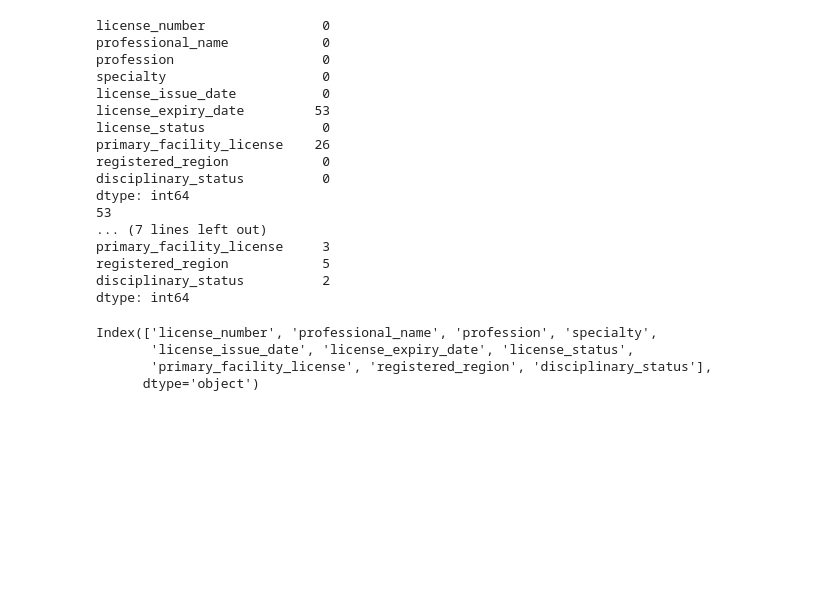
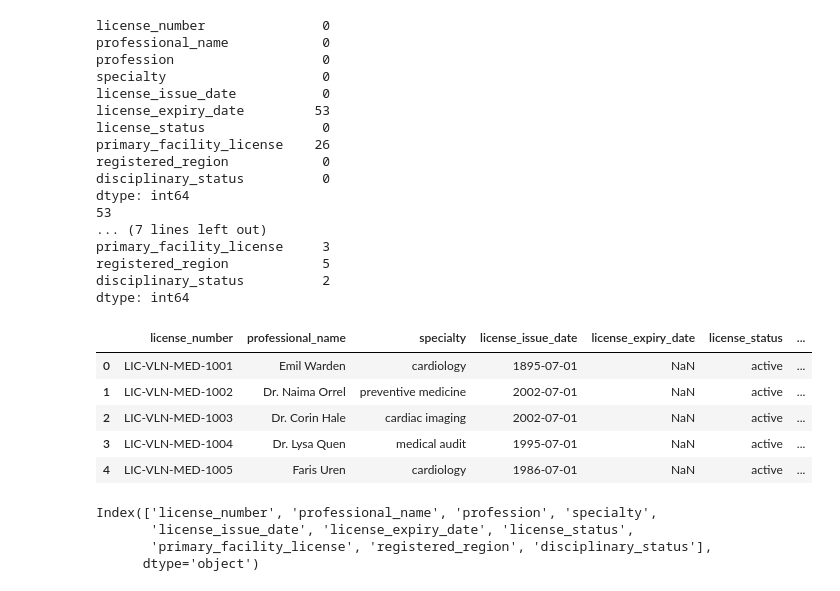
Before and after one commit to Sheik-info/20262027-UE-DataMining-Project, a Jupyter notebook: public_records.ipynb, the cells around one changed output. Cells and saved outputs as stored; diff of their text form; code cells hidden in the pictures; blank space fills up the shorter version.

Commit message:
test pour voir si il est pertinent de séparer les données avec pandas get_dummies

```diff
--- a/public_records.ipynb
+++ b/public_records.ipynb
@@ -248,6 +248,16 @@ primary_facility_license     3
 registered_region            5
 disciplinary_status          2
 dtype: int64
+# %%
+df_lp = pd.get_dummies(df_lp, columns=['profession', 'primary_facility_license', 'registered_region'], prefix='', prefix_sep='', dtype=int)
+display(df_lp.head())
+# %% [output]
+|  | license_number | professional_name | specialty | license_issue_date | license_expiry_date | license_status | ... |
+| 0 | LIC-VLN-MED-1001 | Emil Warden | cardiology | 1895-07-01 | NaN | active | ... |
+| 1 | LIC-VLN-MED-1002 | Dr. Naima Orrel | preventive medicine | 2002-07-01 | NaN | active | ... |
+| 2 | LIC-VLN-MED-1003 | Dr. Corin Hale | cardiac imaging | 2002-07-01 | NaN | active | ... |
+| 3 | LIC-VLN-MED-1004 | Dr. Lysa Quen | medical audit | 1995-07-01 | NaN | active | ... |
+| 4 | LIC-VLN-MED-1005 | Faris Uren | cardiology | 1986-07-01 | NaN | active | ... |
 # %%
 print(df_lp.columns)
 # %% [output]
```
Also changed, not shown: parts of 2 cells of this notebook.
